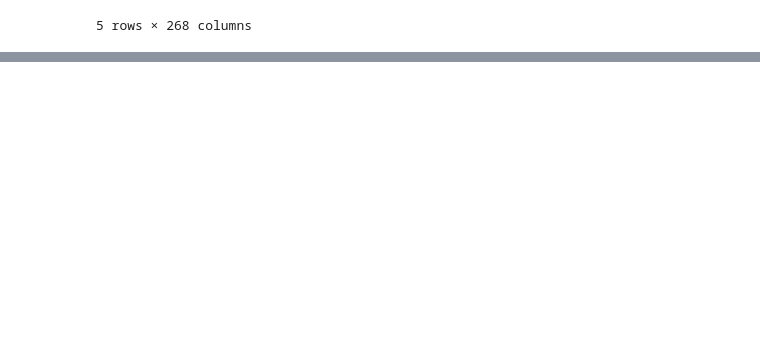
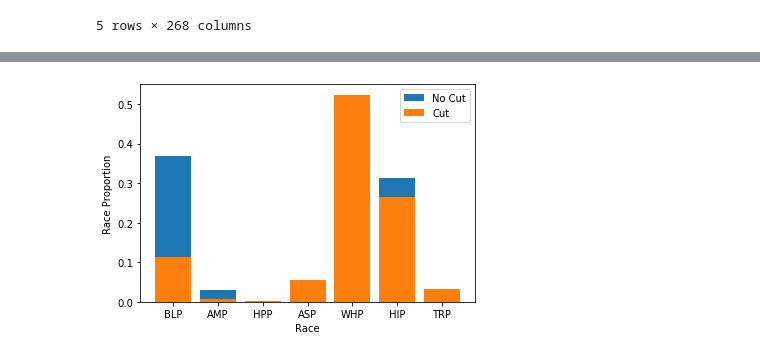
Before and after one commit to sarthakkothari/DS5500, a Jupyter notebook: HW4/HW4.ipynb, the cells around one changed output, grey strips where cells are left out. Cells and saved outputs as stored; diff of their text form; code cells hidden in the pictures; blank space fills up the shorter version.

```diff
--- a/HW4/HW4.ipynb
+++ b/HW4/HW4.ipynb
@@ -79,0 +90,3 @@ budget_cuts.head()
+# %%
+q2 = pd.merge(budget_cuts, membership, on='LEAID')
+q2.head()
@@ -79,0 +101,33 @@ budget_cuts.head()
+# %%
+q2_nocut = q2[q2['BudgetCutProp'] == 0]
+q2_cut = q2[q2['BudgetCutProp'] > 0]
+# %%
+q2_nocut = q2_nocut[['V33', 'AM', 'AS','HI', 'BL', 'WH', 'HP', 'TR', 'TOTAL']].sum()
+q2_nocut['BLP'] = q2_nocut['BL'] / q2_nocut['TOTAL']
+q2_nocut['AMP'] = q2_nocut['AM'] / q2_nocut['TOTAL']
+q2_nocut['HPP'] = q2_nocut['HP'] / q2_nocut['TOTAL']
+q2_nocut['ASP'] = q2_nocut['AS'] / q2_nocut['TOTAL']
+q2_nocut['WHP'] = q2_nocut['WH'] / q2_nocut['TOTAL']
+q2_nocut['HIP'] = q2_nocut['HI'] / q2_nocut['TOTAL']
+q2_nocut['TRP'] = q2_nocut['TR'] / q2_nocut['TOTAL']
+# %%
+q2_cut = q2_cut[['V33', 'AM', 'AS','HI', 'BL', 'WH', 'HP', 'TR', 'TOTAL']].sum()
+q2_cut['BLP'] = q2_cut['BL'] / q2_cut['TOTAL']
+q2_cut['AMP'] = q2_cut['AM'] / q2_cut['TOTAL']
+q2_cut['HPP'] = q2_cut['HP'] / q2_cut['TOTAL']
+q2_cut['ASP'] = q2_cut['AS'] / q2_cut['TOTAL']
+q2_cut['WHP'] = q2_cut['WH'] / q2_cut['TOTAL']
+q2_cut['HIP'] = q2_cut['HI'] / q2_cut['TOTAL']
+q2_cut['TRP'] = q2_cut['TR'] / q2_cut['TOTAL']
+# %%
+p1 = plt.bar(q2_nocut.index[9:], q2_nocut[9:])
+p2 = plt.bar(q2_cut.index[9:], q2_cut[9:])
+
+
+plt.xlabel('Race')
+plt.ylabel('Race Proportion')
+plt.legend([p1, p2], ['No Cut', 'Cut'])
+
+plt.show()
+# %% [output]
+[figure, added]
```
Also changed, not shown: parts of 4 cells of this notebook.
